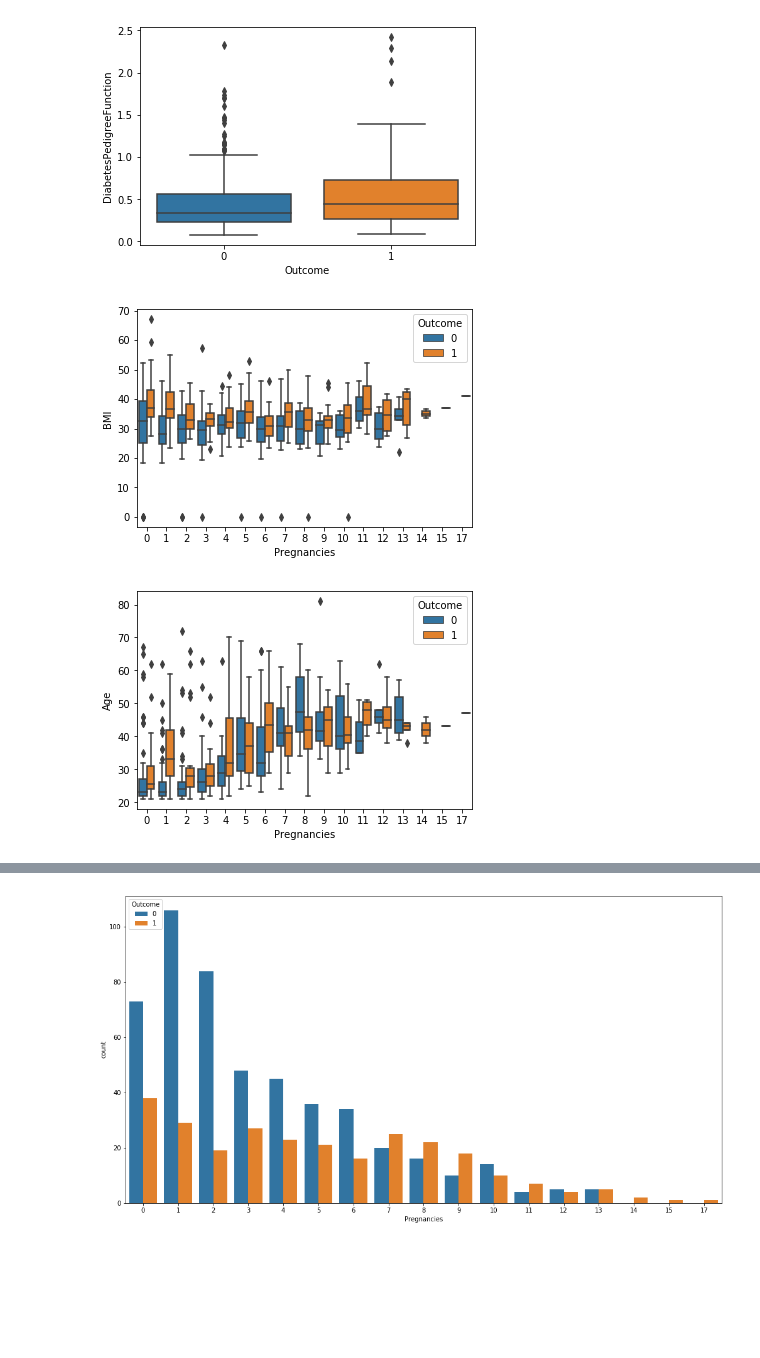
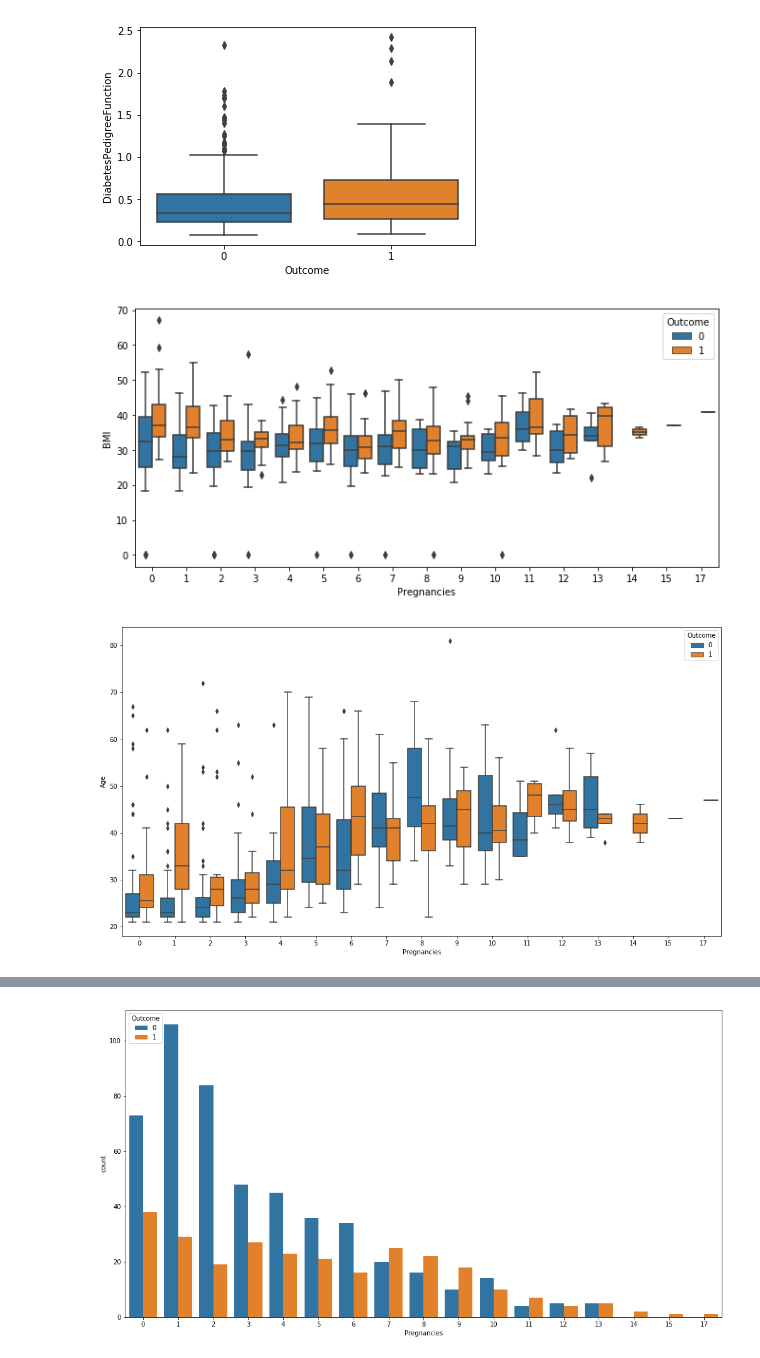
Before and after one commit to setijo01/DS420_Midterm, a Jupyter notebook: DS420_Midterm_PimaIndianDiabetes.ipynb, the cells around one changed output, grey strips where cells are left out. Drawn from its saved outputs; the diff is of its cells as text; code cells hidden in the pictures; blank space fills up the shorter version.

Commit message:
enlarged plotted graphs

```diff
--- a/DS420_Midterm_PimaIndianDiabetes.ipynb
+++ b/DS420_Midterm_PimaIndianDiabetes.ipynb
@@ -100,11 +100,15 @@ ax = sns.boxplot(x='Outcome', y= 'DiabetesPedigreeFunction', data = data)
 # %% [output]
 [figure]
 # %%
+fig, ax = plt.subplots()
+fig.set_size_inches(11,5)
 ax = sns.boxplot(x='Pregnancies', y= 'BMI', hue='Outcome', data = data)
 # %% [output]
-[figure, old version]
+[figure, new version]
 # %%
+fig, ax = plt.subplots()
+fig.set_size_inches(17,9)
 ax = sns.boxplot(x='Pregnancies', y= 'Age', hue='Outcome', data = data)
 # %% [output]
-[figure, old version]
+[figure, new version]
 # %%
```
Also changed, not shown: parts of 4 cells of this notebook.
